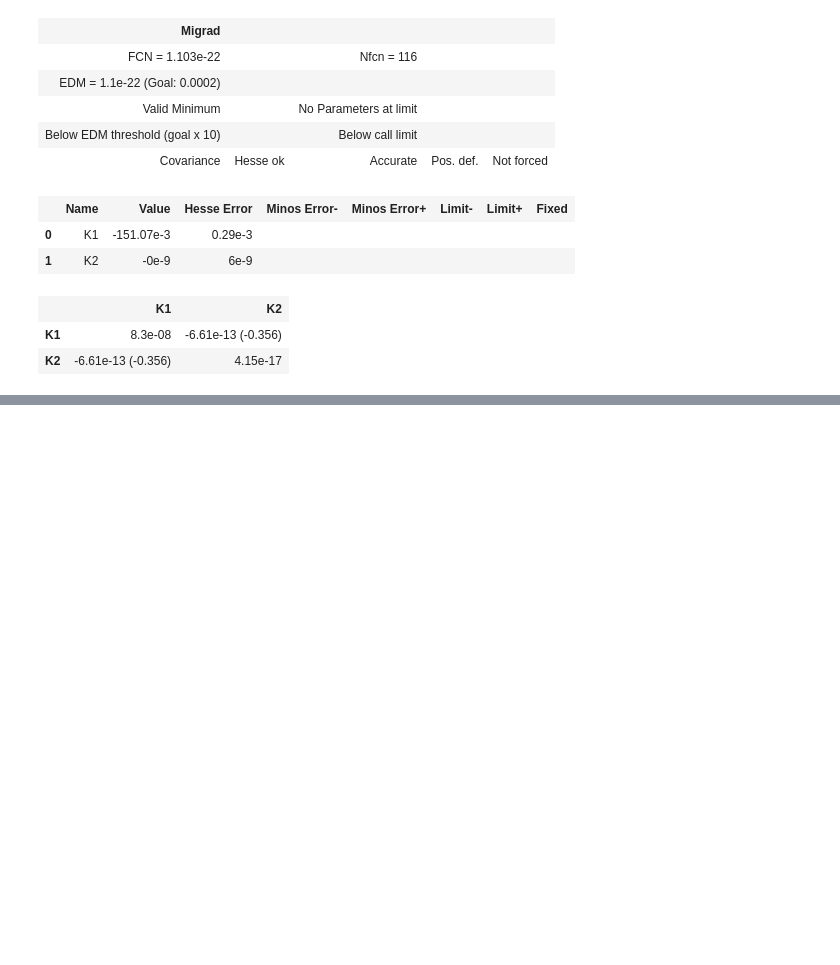
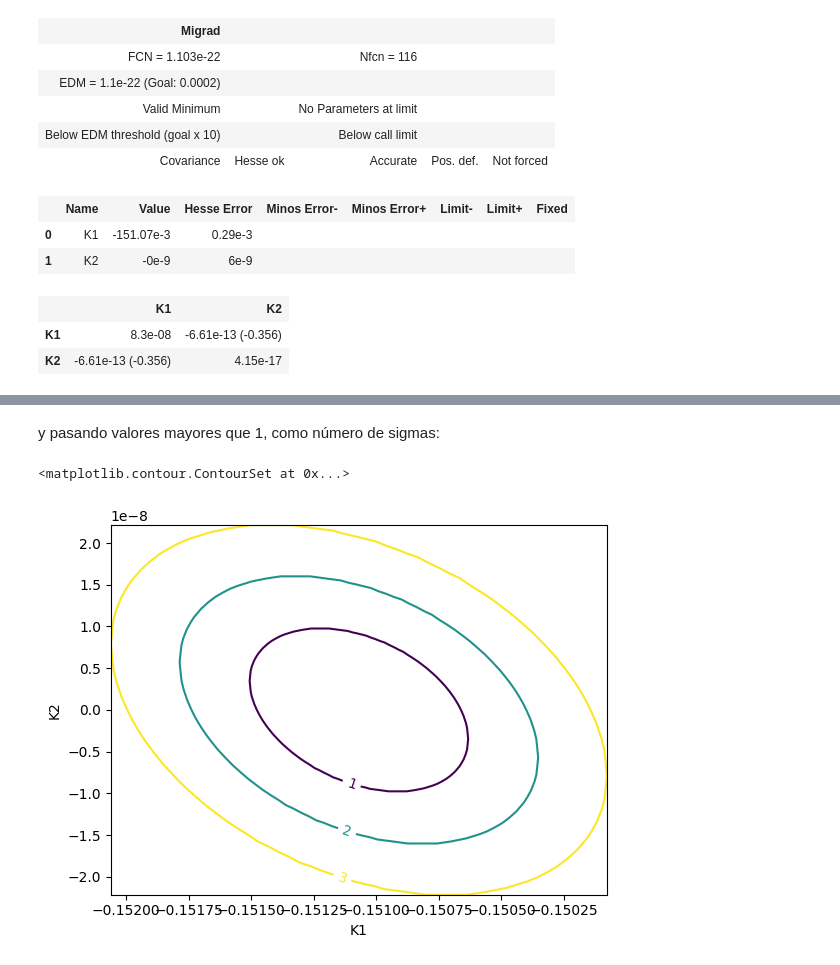
Before and after one commit to Jorge-Alda/TFM_AlejandroMir, a Jupyter notebook: Lecciones/03.ipynb, the cells around one changed output, grey strips where cells are left out. Cells and saved outputs as stored; diff of their text form; code cells hidden in the pictures; blank space fills up the shorter version.

```diff
--- a/Lecciones/03.ipynb
+++ b/Lecciones/03.ipynb
@@ -314,0 +394,7 @@ m.migrad()
+# %% [markdown]
+y pasando valores mayores que 1, como número de sigmas:
+# %%
+m.draw_mncontour("K1", "K2", cl = [1, 2, 3])
+# %% [output]
+<matplotlib.contour.ContourSet at 0x...>
+[figure, added]
```
Also changed, not shown: parts of 18 cells of this notebook.
